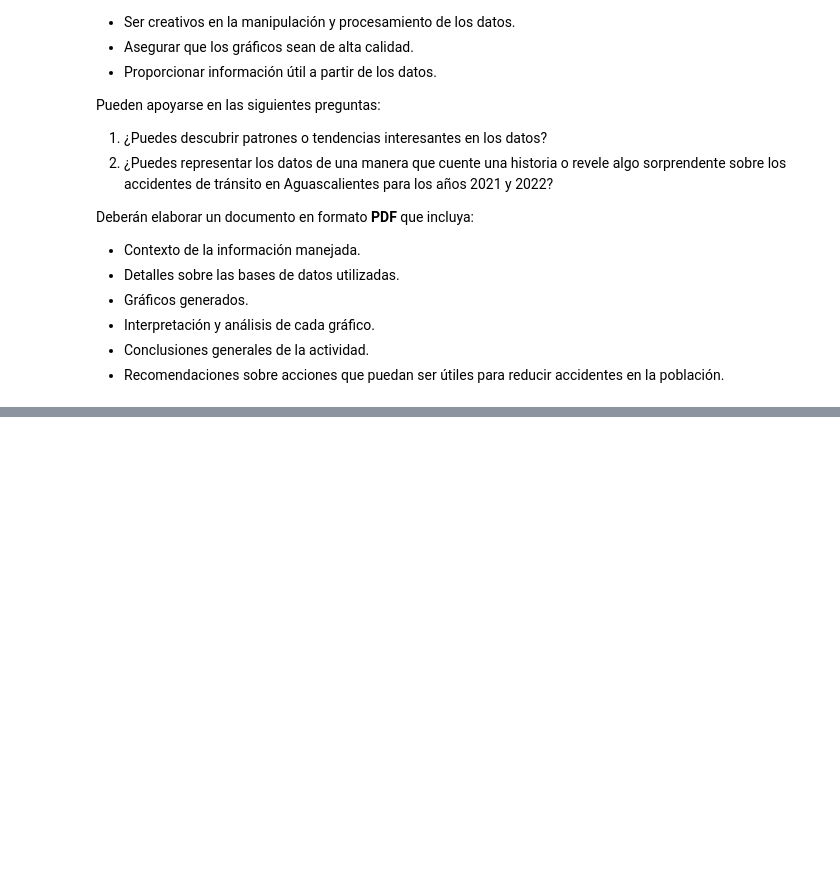
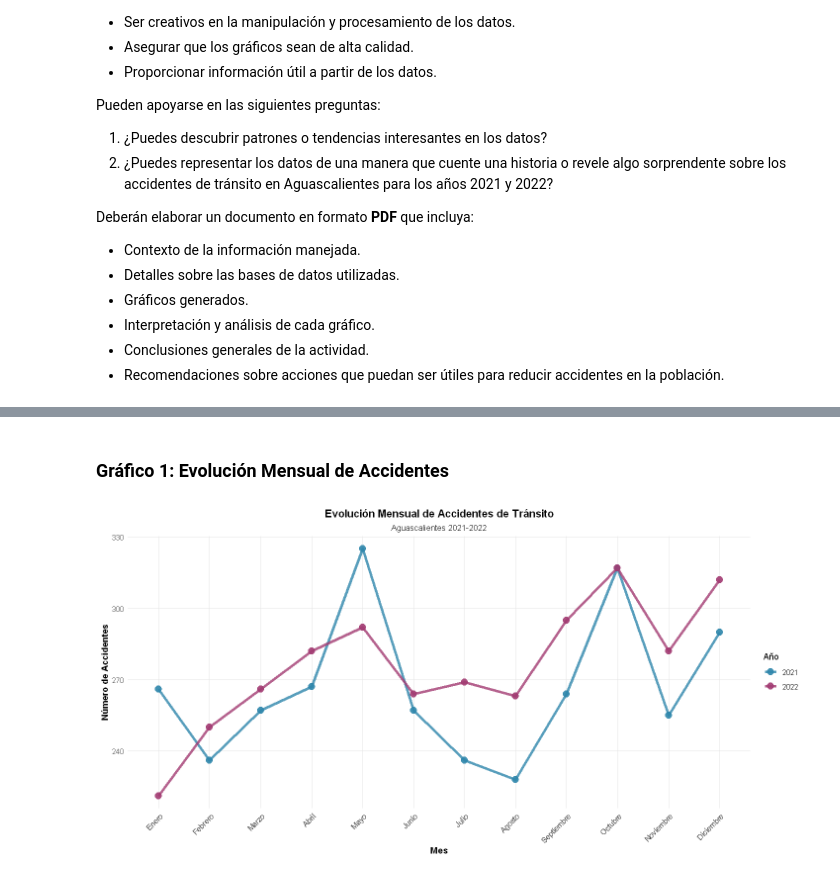
Before and after one commit to RKCbas/Maestria-en-Inteligencia-Artificial---Practicas, a Jupyter notebook: Cuatrimestre 2/3 - Lenguajes de ciencia de datos intermedio/Practica 6.1/Visualización de datos con ggplot2.ipynb, the cells around one changed output, grey strips where cells are left out. Drawn from its saved outputs; the diff is of its cells as text; code cells hidden in the pictures; blank space fills up the shorter version.

Commit message:
visualización de datos con ggplot2

```diff
--- a/Cuatrimestre 2/3 - Lenguajes de ciencia de datos intermedio/Practica 6.1/Visualización de datos con ggplot2.ipynb
+++ b/Cuatrimestre 2/3 - Lenguajes de ciencia de datos intermedio/Practica 6.1/Visualización de datos con ggplot2.ipynb
@@ -95,0 +384,26 @@ Deberán elaborar un documento en formato **PDF** que incluya:
+# %% [markdown]
+### Gráfico 1: Evolución Mensual de Accidentes
+# %%
+# Preparar datos
+accidentes_mes <- datos_completos %>%
+  group_by(ANIO_FACTOR, mes_nombre) %>%
+  summarise(cantidad = n(), .groups = "drop")
+
+# Crear gráfico
+options(repr.plot.width = 12, repr.plot.height = 6)
+
+ggplot(accidentes_mes, aes(x = mes_nombre, y = cantidad,
+                           color = ANIO_FACTOR, group = ANIO_FACTOR)) +
+  geom_line(linewidth = 1.5, alpha = 0.8) +
+  geom_point(linewidth = 3.5, alpha = 0.9) +
+  scale_color_manual(values = c("2021" = "#2E86AB", "2022" = "#A23B72"),
+                     name = "Año") +
+  scale_y_continuous(labels = comma) +
+  labs(title = "Evolución Mensual de Accidentes de Tránsito",
+       subtitle = "Aguascalientes 2021-2022",
+       x = "Mes",
+       y = "Número de Accidentes") +
+  theme_accidentes() +
+  theme(axis.text.x = element_text(angle = 45, hjust = 1))
+# %% [output]
+[figure, added]
```
Also changed, not shown: parts of 74 cells of this notebook.
